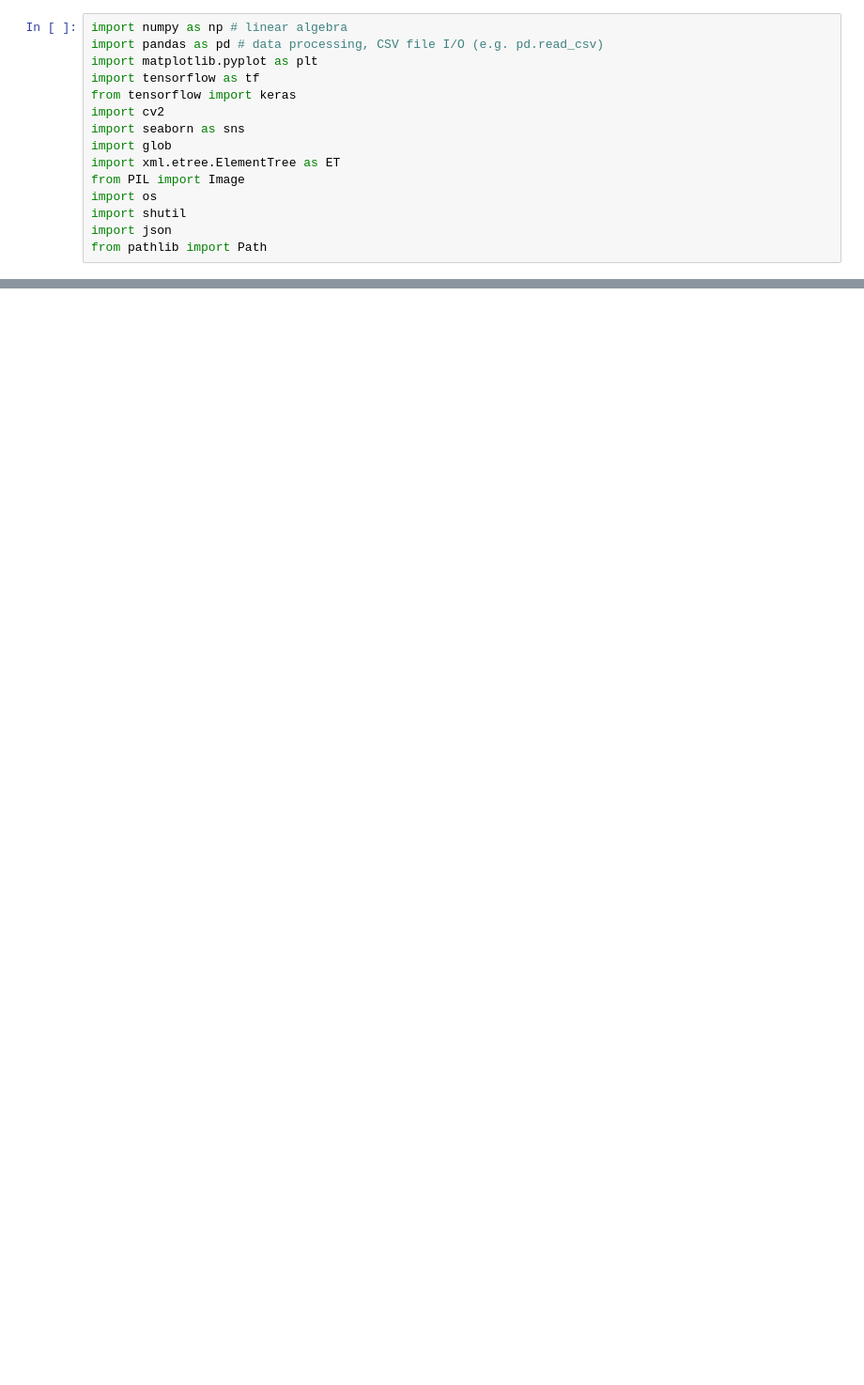
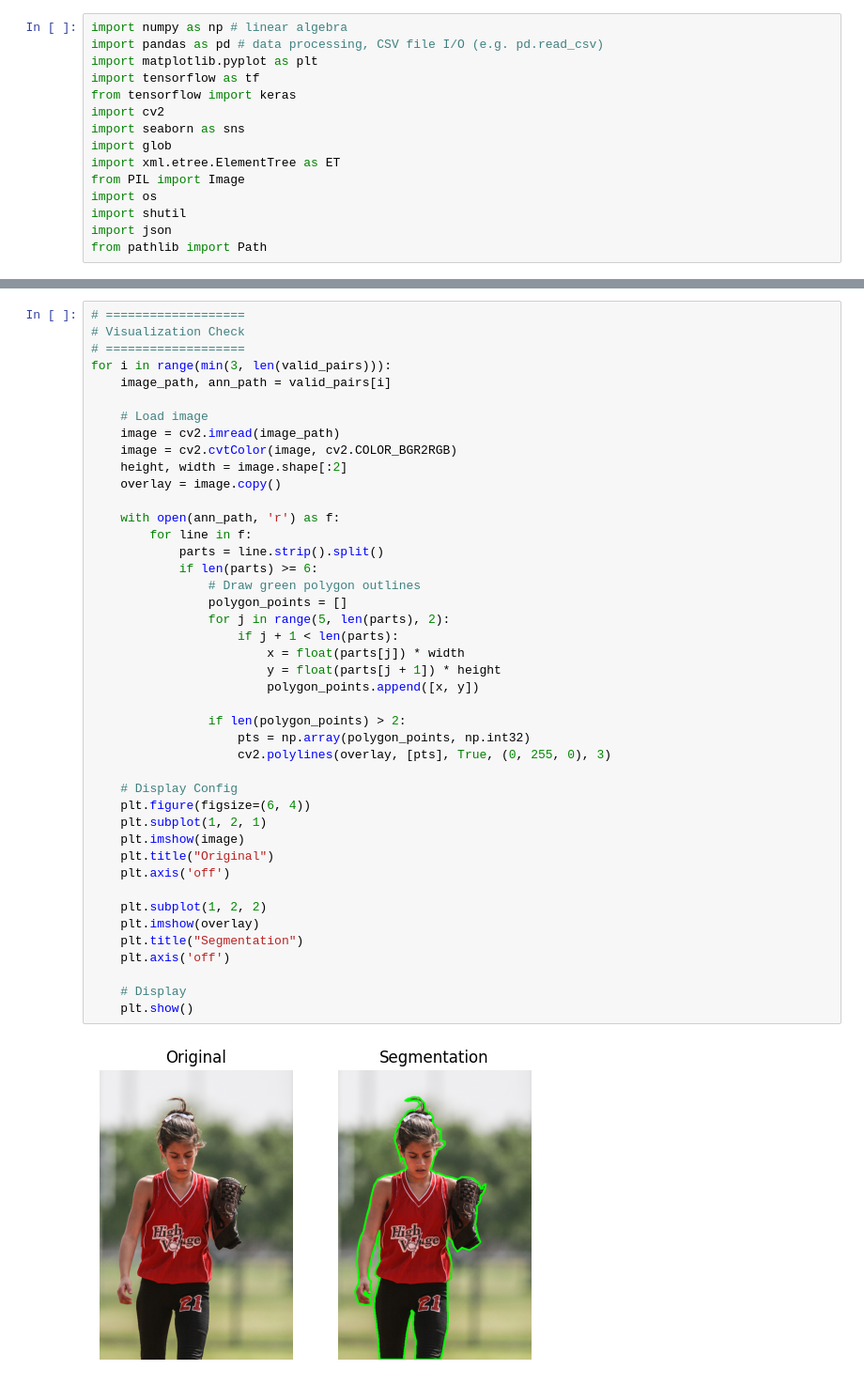
Before and after one commit to timz815/IAT360-CV-Project, a Jupyter notebook: CVNotebook.ipynb, the cells around one changed output, grey strips where cells are left out. Shown at 94% size. Drawn from its saved outputs; the diff is of its cells as text; blank space fills up the shorter version.

```diff
--- a/CVNotebook.ipynb
+++ b/CVNotebook.ipynb
@@ -206,0 +56,45 @@ Sample 5: fashion-hat-attractive-elegant-157971.png
+# %%
+# ===================
+# Visualization Check
+# ===================
+for i in range(min(3, len(valid_pairs))):
+    image_path, ann_path = valid_pairs[i]
+
+    # Load image
+    image = cv2.imread(image_path)
+    image = cv2.cvtColor(image, cv2.COLOR_BGR2RGB)
+    height, width = image.shape[:2]
+    overlay = image.copy()
+
+    with open(ann_path, 'r') as f:
+        for line in f:
+            parts = line.strip().split()
+            if len(parts) >= 6:
+                # Draw green polygon outlines
+                polygon_points = []
+                for j in range(5, len(parts), 2):
+                    if j + 1 < len(parts):
+                        x = float(parts[j]) * width
+                        y = float(parts[j + 1]) * height
+                        polygon_points.append([x, y])
+
+                if len(polygon_points) > 2:
+                    pts = np.array(polygon_points, np.int32)
+                    cv2.polylines(overlay, [pts], True, (0, 255, 0), 3)
+
+    # Display Config
+    plt.figure(figsize=(6, 4))
+    plt.subplot(1, 2, 1)
+    plt.imshow(image)
+    plt.title("Original")
+    plt.axis('off')
+
+    plt.subplot(1, 2, 2)
+    plt.imshow(overlay)
+    plt.title("Segmentation")
+    plt.axis('off')
+
+    # Display
+    plt.show()
+# %% [output]
+[figure, added]
```
Also changed, not shown: parts of 15 cells of this notebook.
